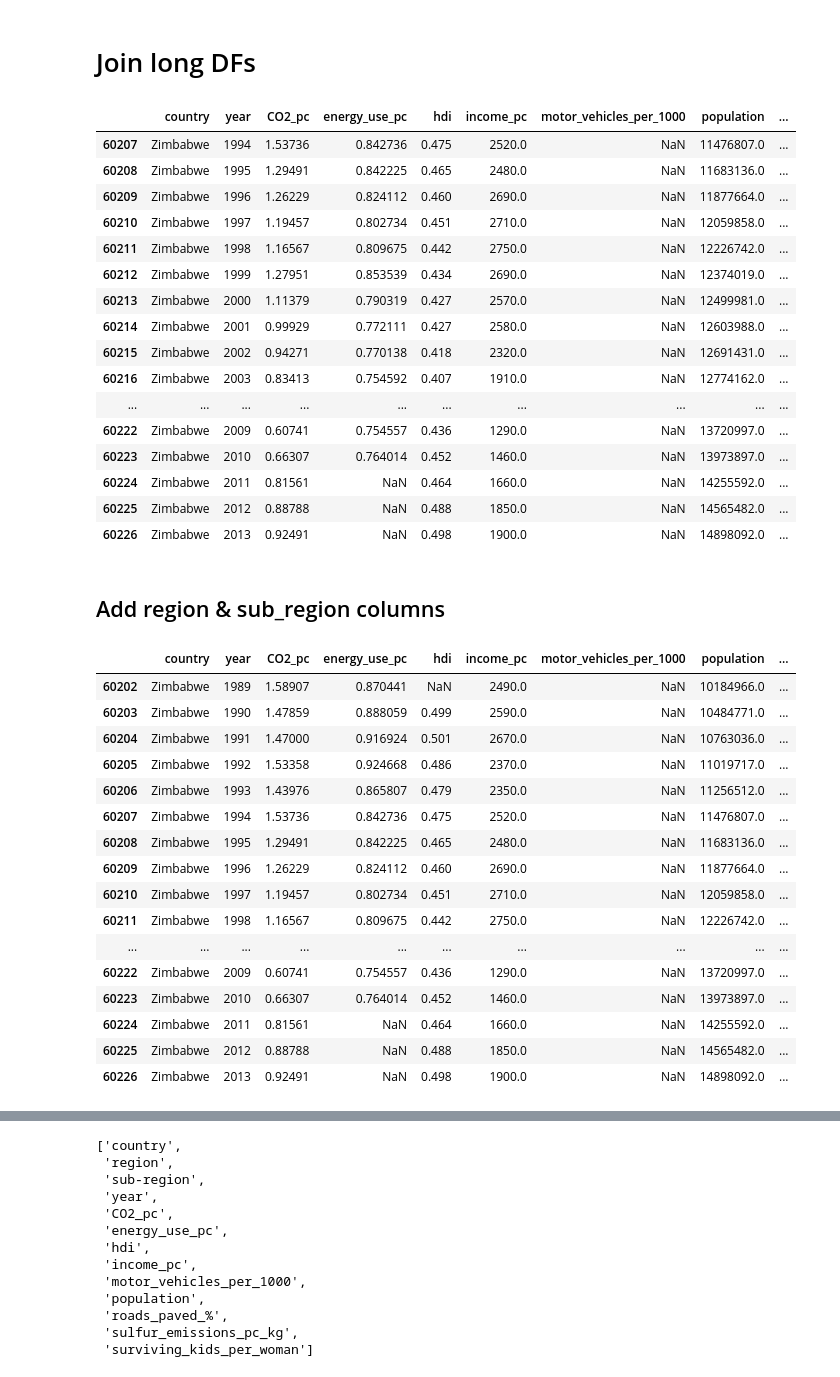
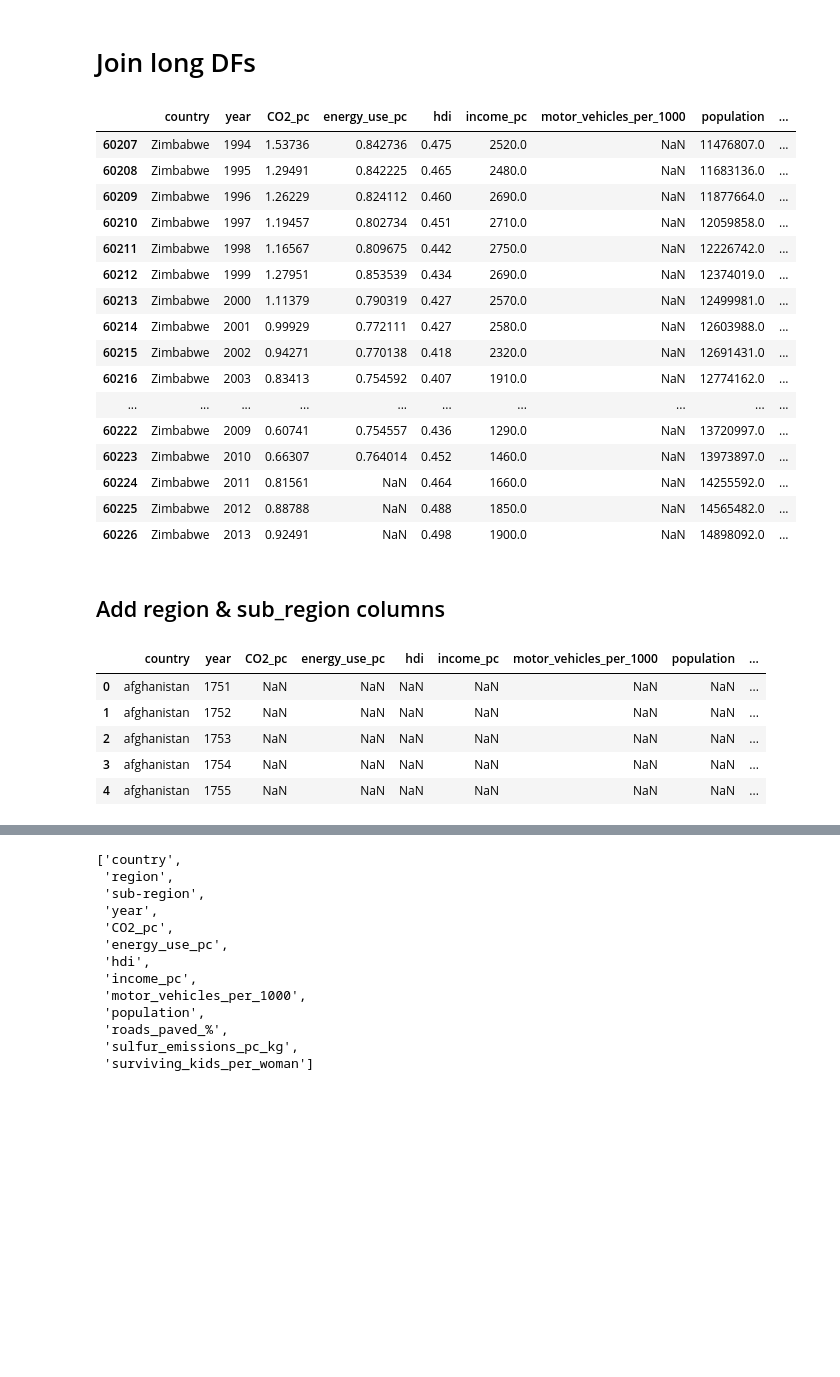
Before and after one commit to limegimlet/data_analysis_gapminder_co2, a Jupyter notebook: gapminder/make_df.ipynb, the cells around one changed output, grey strips where cells are left out. Saved outputs shown, nothing was run; the diff lists cells and outputs as text; code cells hidden in the pictures; blank space fills up the shorter version.

```diff
--- a/gapminder/make_df.ipynb
+++ b/gapminder/make_df.ipynb
@@ -421,49 +434,42 @@ def merge_dfs(ldf, rdf):
     right_on = list(rdf.columns[0:2])
     left_on = list(ldf.columns[0:2])
     return ldf.merge(rdf, how='left', left_on=left_on, right_on=right_on)
-
-
-final_df = reduce(merge_dfs, long_dfs) #that's the magic
-final_df.tail(20)
-# %% [output]
-|  | country | year | CO2_pc | energy_use_pc | hdi | income_pc | motor_vehicles_per_1000 | population | ... |
-| 60207 | Zimbabwe | 1994 | 1.53736 | 0.842736 | 0.475 | 2520.0 | NaN | 11476807.0 | ... |
-| 60208 | Zimbabwe | 1995 | 1.29491 | 0.842225 | 0.465 | 2480.0 | NaN | 11683136.0 | ... |
-| 60209 | Zimbabwe | 1996 | 1.26229 | 0.824112 | 0.460 | 2690.0 | NaN | 11877664.0 | ... |
-| 60210 | Zimbabwe | 1997 | 1.19457 | 0.802734 | 0.451 | 2710.0 | NaN | 12059858.0 | ... |
-| 60211 | Zimbabwe | 1998 | 1.16567 | 0.809675 | 0.442 | 2750.0 | NaN | 12226742.0 | ... |
-| 60212 | Zimbabwe | 1999 | 1.27951 | 0.853539 | 0.434 | 2690.0 | NaN | 12374019.0 | ... |
-| 60213 | Zimbabwe | 2000 | 1.11379 | 0.790319 | 0.427 | 2570.0 | NaN | 12499981.0 | ... |
-| 60214 | Zimbabwe | 2001 | 0.99929 | 0.772111 | 0.427 | 2580.0 | NaN | 12603988.0 | ... |
-| 60215 | Zimbabwe | 2002 | 0.94271 | 0.770138 | 0.418 | 2320.0 | NaN | 12691431.0 | ... |
-| 60216 | Zimbabwe | 2003 | 0.83413 | 0.754592 | 0.407 | 1910.0 | NaN | 12774162.0 | ... |
-| ... | ... | ... | ... | ... | ... | ... | ... | ... | ... |
-| 60222 | Zimbabwe | 2009 | 0.60741 | 0.754557 | 0.436 | 1290.0 | NaN | 13720997.0 | ... |
-| 60223 | Zimbabwe | 2010 | 0.66307 | 0.764014 | 0.452 | 1460.0 | NaN | 13973897.0 | ... |
-| 60224 | Zimbabwe | 2011 | 0.81561 | NaN | 0.464 | 1660.0 | NaN | 14255592.0 | ... |
-| 60225 | Zimbabwe | 2012 | 0.88788 | NaN | 0.488 | 1850.0 | NaN | 14565482.0 | ... |
-| 60226 | Zimbabwe | 2013 | 0.92491 | NaN | 0.498 | 1900.0 | NaN | 14898092.0 | ... |
+# %%
+final_df = reduce(merge_dfs, long_dfs) #that's the magic
+final_df.tail(20)
+# %% [output]
+|  | country | year | CO2_pc | energy_use_pc | hdi | income_pc | motor_vehicles_per_1000 | population | ... |
+| 60207 | Zimbabwe | 1994 | 1.53736 | 0.842736 | 0.475 | 2520.0 | NaN | 11476807.0 | ... |
+| 60208 | Zimbabwe | 1995 | 1.29491 | 0.842225 | 0.465 | 2480.0 | NaN | 11683136.0 | ... |
+| 60209 | Zimbabwe | 1996 | 1.26229 | 0.824112 | 0.460 | 2690.0 | NaN | 11877664.0 | ... |
+| 60210 | Zimbabwe | 1997 | 1.19457 | 0.802734 | 0.451 | 2710.0 | NaN | 12059858.0 | ... |
+| 60211 | Zimbabwe | 1998 | 1.16567 | 0.809675 | 0.442 | 2750.0 | NaN | 12226742.0 | ... |
+| 60212 | Zimbabwe | 1999 | 1.27951 | 0.853539 | 0.434 | 2690.0 | NaN | 12374019.0 | ... |
+| 60213 | Zimbabwe | 2000 | 1.11379 | 0.790319 | 0.427 | 2570.0 | NaN | 12499981.0 | ... |
+| 60214 | Zimbabwe | 2001 | 0.99929 | 0.772111 | 0.427 | 2580.0 | NaN | 12603988.0 | ... |
+| 60215 | Zimbabwe | 2002 | 0.94271 | 0.770138 | 0.418 | 2320.0 | NaN | 12691431.0 | ... |
+| 60216 | Zimbabwe | 2003 | 0.83413 | 0.754592 | 0.407 | 1910.0 | NaN | 12774162.0 | ... |
+| ... | ... | ... | ... | ... | ... | ... | ... | ... | ... |
+| 60222 | Zimbabwe | 2009 | 0.60741 | 0.754557 | 0.436 | 1290.0 | NaN | 13720997.0 | ... |
+| 60223 | Zimbabwe | 2010 | 0.66307 | 0.764014 | 0.452 | 1460.0 | NaN | 13973897.0 | ... |
+| 60224 | Zimbabwe | 2011 | 0.81561 | NaN | 0.464 | 1660.0 | NaN | 14255592.0 | ... |
+| 60225 | Zimbabwe | 2012 | 0.88788 | NaN | 0.488 | 1850.0 | NaN | 14565482.0 | ... |
+| 60226 | Zimbabwe | 2013 | 0.92491 | NaN | 0.498 | 1900.0 | NaN | 14898092.0 | ... |
 # %% [markdown]
 ## Add region & sub_region columns
 # %%
-countries_regions = pd.read_csv('data/countries_with_regions.csv')
-final_df = final_df.merge(countries_regions, on='country', how='left')
-final_df.tail(25)
+regions = pd.read_csv('data/countries_with_regions.csv')
+
+# make 'country' lowercase in both df's
+regions['country'] = regions['country'].str.lower()
+final_df['country'] = final_df['country'].str.lower()
+
+final_df = final_df.merge(regions, on='country', how='left')
+final_df.head()
 # %% [output]
 |  | country | year | CO2_pc | energy_use_pc | hdi | income_pc | motor_vehicles_per_1000 | population | ... |
-| 60202 | Zimbabwe | 1989 | 1.58907 | 0.870441 | NaN | 2490.0 | NaN | 10184966.0 | ... |
-| 60203 | Zimbabwe | 1990 | 1.47859 | 0.888059 | 0.499 | 2590.0 | NaN | 10484771.0 | ... |
-| 60204 | Zimbabwe | 1991 | 1.47000 | 0.916924 | 0.501 | 2670.0 | NaN | 10763036.0 | ... |
-| 60205 | Zimbabwe | 1992 | 1.53358 | 0.924668 | 0.486 | 2370.0 | NaN | 11019717.0 | ... |
-| 60206 | Zimbabwe | 1993 | 1.43976 | 0.865807 | 0.479 | 2350.0 | NaN | 11256512.0 | ... |
-| 60207 | Zimbabwe | 1994 | 1.53736 | 0.842736 | 0.475 | 2520.0 | NaN | 11476807.0 | ... |
-| 60208 | Zimbabwe | 1995 | 1.29491 | 0.842225 | 0.465 | 2480.0 | NaN | 11683136.0 | ... |
-| 60209 | Zimbabwe | 1996 | 1.26229 | 0.824112 | 0.460 | 2690.0 | NaN | 11877664.0 | ... |
-| 60210 | Zimbabwe | 1997 | 1.19457 | 0.802734 | 0.451 | 2710.0 | NaN | 12059858.0 | ... |
-| 60211 | Zimbabwe | 1998 | 1.16567 | 0.809675 | 0.442 | 2750.0 | NaN | 12226742.0 | ... |
-| ... | ... | ... | ... | ... | ... | ... | ... | ... | ... |
-| 60222 | Zimbabwe | 2009 | 0.60741 | 0.754557 | 0.436 | 1290.0 | NaN | 13720997.0 | ... |
-| 60223 | Zimbabwe | 2010 | 0.66307 | 0.764014 | 0.452 | 1460.0 | NaN | 13973897.0 | ... |
-| 60224 | Zimbabwe | 2011 | 0.81561 | NaN | 0.464 | 1660.0 | NaN | 14255592.0 | ... |
-| 60225 | Zimbabwe | 2012 | 0.88788 | NaN | 0.488 | 1850.0 | NaN | 14565482.0 | ... |
-| 60226 | Zimbabwe | 2013 | 0.92491 | NaN | 0.498 | 1900.0 | NaN | 14898092.0 | ... |
+| 0 | afghanistan | 1751 | NaN | NaN | NaN | NaN | NaN | NaN | ... |
+| 1 | afghanistan | 1752 | NaN | NaN | NaN | NaN | NaN | NaN | ... |
+| 2 | afghanistan | 1753 | NaN | NaN | NaN | NaN | NaN | NaN | ... |
+| 3 | afghanistan | 1754 | NaN | NaN | NaN | NaN | NaN | NaN | ... |
+| 4 | afghanistan | 1755 | NaN | NaN | NaN | NaN | NaN | NaN | ... |
```
Also changed, not shown: parts of 34 cells of this notebook.
